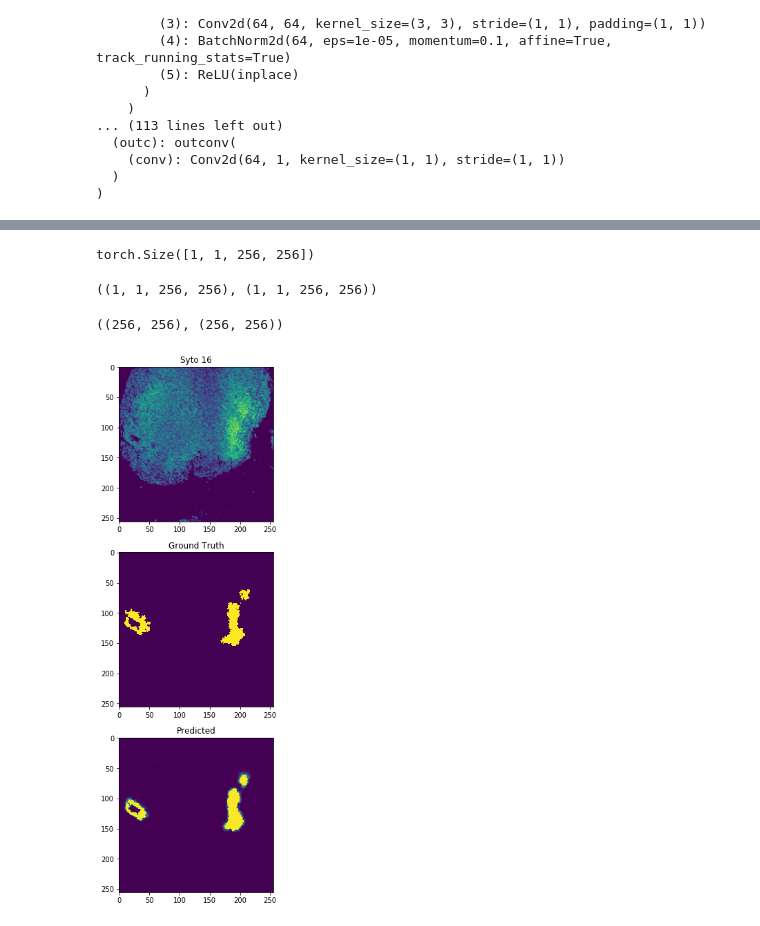
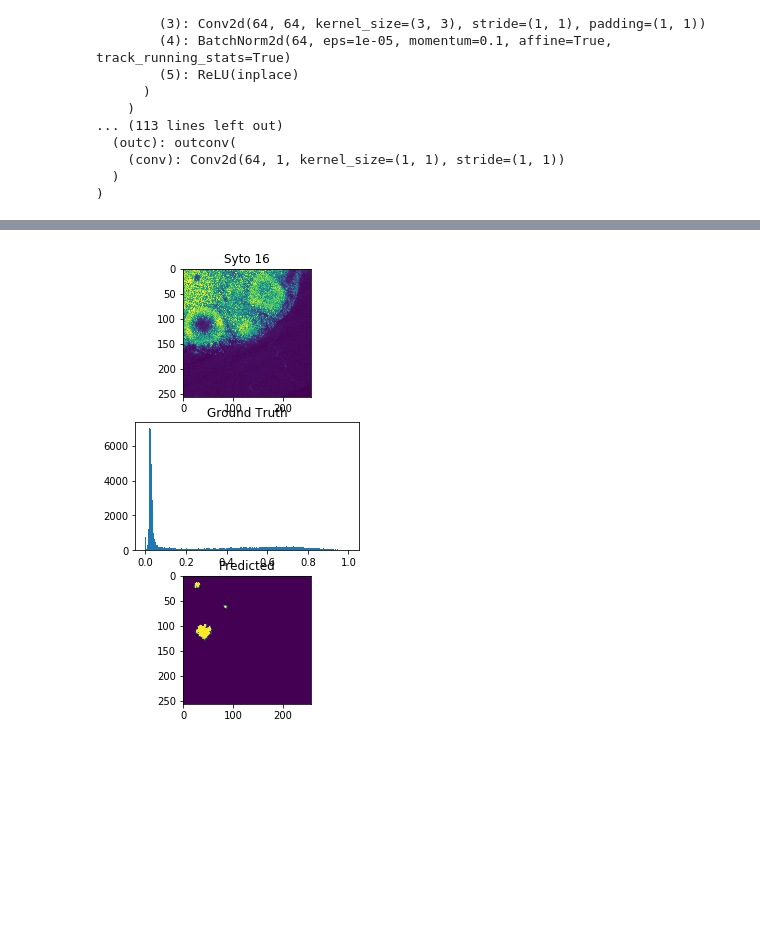
Before and after one commit to chunglabmit/phathom, a Jupyter notebook: phathom/phenotype/notebbooks/Train VZ segmentation model.ipynb, the cells around one changed output, grey strips where cells are left out. Saved outputs shown, nothing was run; the diff lists cells and outputs as text; code cells hidden in the pictures; blank space fills up the shorter version.

```diff
--- a/phathom/phenotype/notebbooks/Train VZ segmentation model.ipynb
+++ b/phathom/phenotype/notebbooks/Train VZ segmentation model.ipynb
@@ -39,6 +54,6 @@ print(min_value, max_value)
 # %%
 files_train, files_test = train_test_split(files,
-                                           test_size=0.20,
+                                           test_size=0.10,
                                            random_state=123)
 len(files_train), len(files_test)
 # %% [output]
@@ -199,7 +217,7 @@ UNet(
 # %%
 model = model.to(device)
 # %%
-optimizer = Adam(model.parameters(), lr=0.01)
+optimizer = Adam(model.parameters(), lr=0.001)
 # %%
 model.train()
 # %% [output]
@@ -227,8 +245,12 @@ def train_epoch(model, epoch, dataloader_train, device, optimizer, criterion, lo
     epoch_loss = 0
     count = 0
     for batch_idx, (x, _) in enumerate(dataloader_train):
-        img = x[:, 0].unsqueeze(1).to(device)
-        seg = x[:, 1].unsqueeze(1).to(device)
+        img = x[:, 0].unsqueeze(1)
+        img = img * (1 + np.random.random(1)[0])
+        img = img.to(device)
+
+        seg = x[:, 1].unsqueeze(1)
+        seg = (seg > 0).type(torch.float).to(device)
 
         if seg.max() > 0:
             weight = torch.tensor([10], dtype=torch.float32).to(device)
@@ -259,7 +281,9 @@ def test_epoch(model, dataloader_test, criterion):
     with torch.no_grad():
         for x, _ in dataloader_test:
             img = x[:, 0].unsqueeze(1).to(device)
-            seg = x[:, 1].unsqueeze(1).to(device)
+
+            seg = x[:, 1].unsqueeze(1)
+            seg = (seg > 0).type(torch.float).to(device)
 
             output = model(img)
 
@@ -297,22 +321,0 @@ Test set: Total loss: 0.1494
-# %%
-x, _ = next(iter(dataloader_train))
-img = x[:, 0].unsqueeze(1).to(device)
-seg = x[:, 1].unsqueeze(1).to(device)
-output = model(img)
-output.shape
-# %% [output]
-torch.Size([1, 1, 256, 256])
-# %%
-img = img.detach().cpu().numpy()
-seg = seg.detach().cpu().numpy()
-output = output.detach().cpu().numpy()
-img.shape, output.shape
-# %% [output]
-((1, 1, 256, 256), (1, 1, 256, 256))
-# %%
-img = img[0, 0]
-seg = seg[0, 0]
-output = output[0, 0]
-img.shape, output.shape
-# %% [output]
-((256, 256), (256, 256))
@@ -319,15 +324,32 @@ img.shape, output.shape
 # %%
-plt.figure(figsize=(6, 14))
+x, _ = next(iter(dataloader_train))
+img = x[:, 0].unsqueeze(1).to(device)
+seg = x[:, 1].unsqueeze(1)
+seg = (seg > 0).type(torch.float).to(device)
+output = model(img)
+
+img = img.detach().cpu().numpy()
+seg = seg.detach().cpu().numpy()
+output = output.detach().cpu().numpy()
+
+img = img[0, 0]
+seg = seg[0, 0]
+output = output[0, 0]
+
+plt.figure(figsize=(4, 8))
 plt.subplot(311)
 plt.imshow(img, clim=[0, 1])
 plt.title('Syto 16')
 plt.subplot(312)
-plt.imshow(seg, clim=[0, 1])
+# plt.imshow(seg, clim=[0, 1])
+plt.hist(img.ravel(), bins=256, range=(0, 1))
 plt.title('Ground Truth')
 plt.subplot(313)
-plt.imshow(output, clim=[0, 0.3])
+plt.imshow(output, clim=[0, 0.5])
 plt.title('Predicted')
 plt.show()
+
+# print(seg.max(), img.max())
 # %% [output]
-[figure, old version]
+[figure, new version]
 # %%
```
Also changed, not shown: parts of 12 cells of this notebook.
